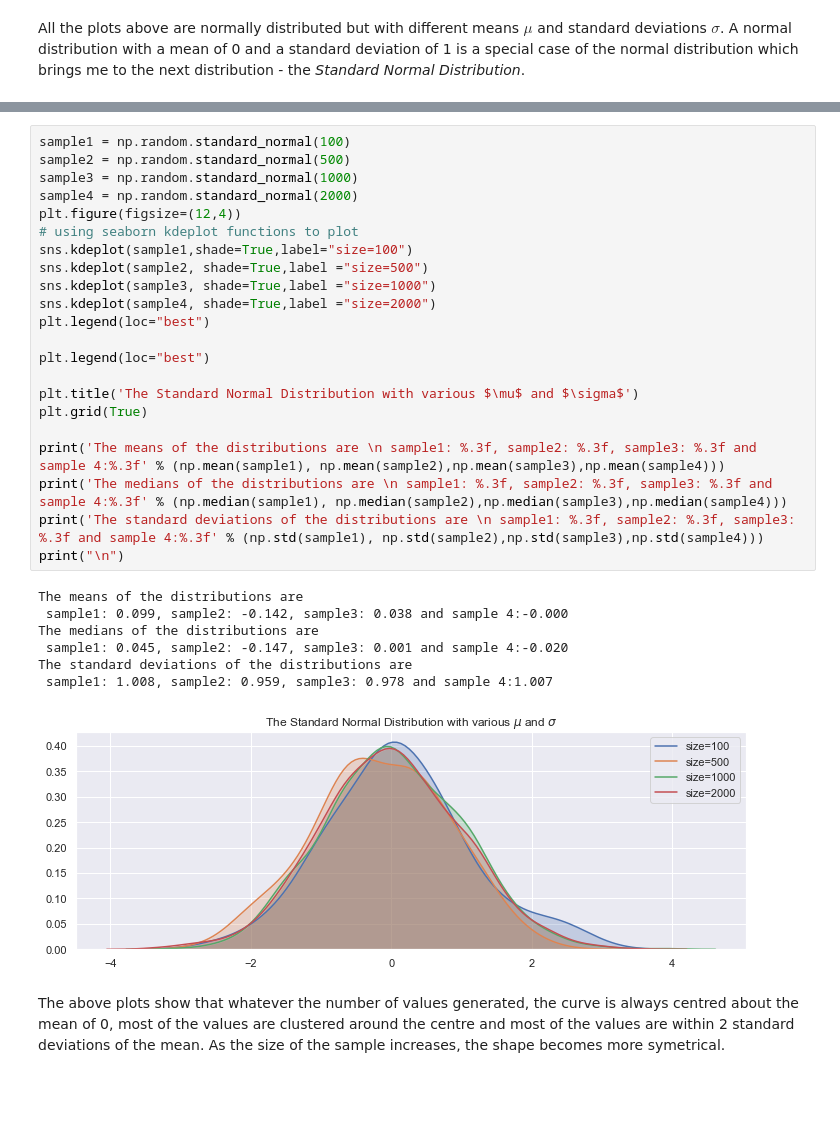
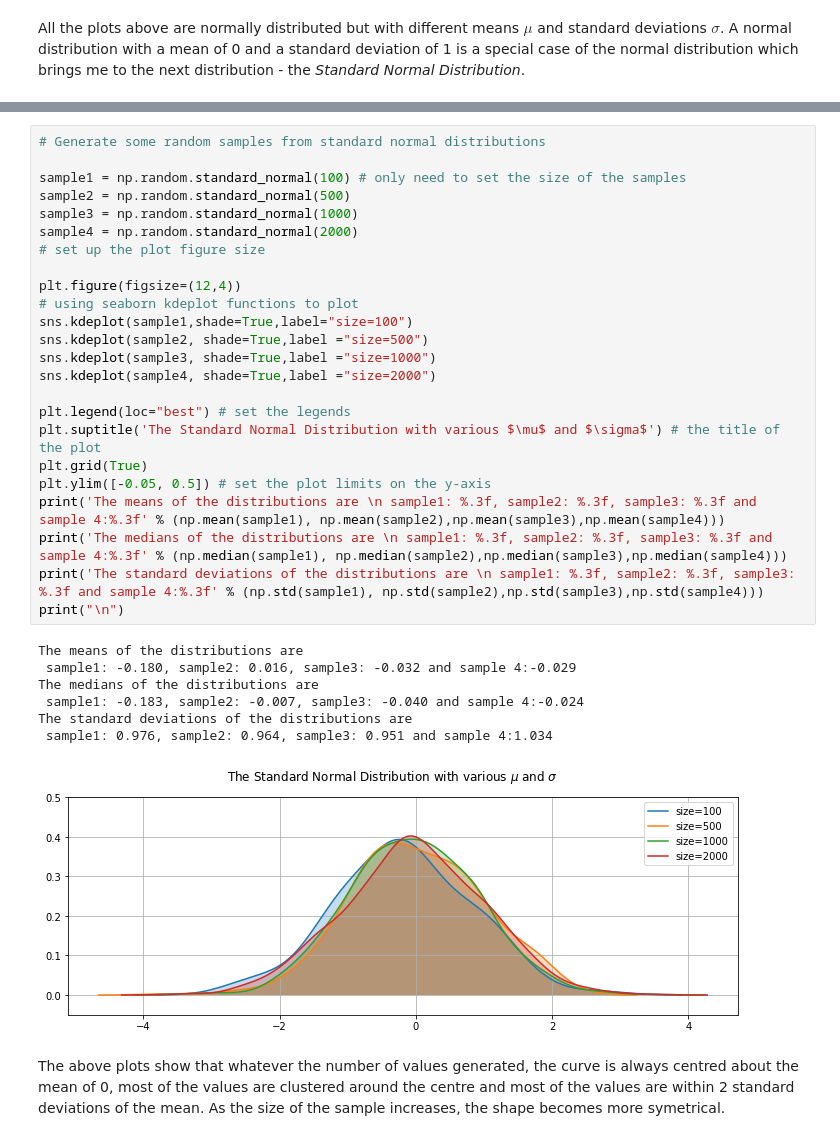
Before and after one commit to angela1C/Programming-for-Data-Analysis-numpy.random-project-2019, a Jupyter notebook: NumpyRandom.ipynb, the cells around one changed output, grey strips where cells are left out. Drawn from its saved outputs; the diff is of its cells as text; blank space fills up the shorter version.

```diff
--- a/NumpyRandom.ipynb
+++ b/NumpyRandom.ipynb
@@ -790,35 +785,37 @@ To use this `numpy.random.standard_normal` function,  you just need to supply th
 
 Note that the `numpy.random.randn()` function in the section on simple random data functions a convenience function for numpy.random.standard_normal. It returns a single float or an ndarray of floats. See [numpy.random.randn](#randn).
 # %%
-sample1 = np.random.standard_normal(100)
+# Generate some random samples from standard normal distributions
+
+sample1 = np.random.standard_normal(100) # only need to set the size of the samples
 sample2 = np.random.standard_normal(500)
 sample3 = np.random.standard_normal(1000)
 sample4 = np.random.standard_normal(2000)
+# set up the plot figure size
+
 plt.figure(figsize=(12,4))
 # using seaborn kdeplot functions to plot
 sns.kdeplot(sample1,shade=True,label="size=100")
 sns.kdeplot(sample2, shade=True,label ="size=500")
 sns.kdeplot(sample3, shade=True,label ="size=1000")
 sns.kdeplot(sample4, shade=True,label ="size=2000")
-plt.legend(loc="best")
 
-plt.legend(loc="best")
-
-plt.title('The Standard Normal Distribution with various $\mu$ and $\sigma$')
+plt.legend(loc="best") # set the legends
+plt.suptitle('The Standard Normal Distribution with various $\mu$ and $\sigma$') # the title of the plot
 plt.grid(True)
-
+plt.ylim([-0.05, 0.5]) # set the plot limits on the y-axis
 print('The means of the distributions are \n sample1: %.3f, sample2: %.3f, sample3: %.3f and sample 4:%.3f' % (np.mean(sample1), np.mean(sample2),np.mean(sample3),np.mean(sample4)))
 print('The medians of the distributions are \n sample1: %.3f, sample2: %.3f, sample3: %.3f and sample 4:%.3f' % (np.median(sample1), np.median(sample2),np.median(sample3),np.median(sample4)))
 print('The standard deviations of the distributions are \n sample1: %.3f, sample2: %.3f, sample3: %.3f and sample 4:%.3f' % (np.std(sample1), np.std(sample2),np.std(sample3),np.std(sample4)))
 print("\n")
 # %% [output]
 The means of the distributions are
- sample1: 0.099, sample2: -0.142, sample3: 0.038 and sample 4:-0.000
+ sample1: -0.180, sample2: 0.016, sample3: -0.032 and sample 4:-0.029
 The medians of the distributions are
- sample1: 0.045, sample2: -0.147, sample3: 0.001 and sample 4:-0.020
+ sample1: -0.183, sample2: -0.007, sample3: -0.040 and sample 4:-0.024
 The standard deviations of the distributions are
- sample1: 1.008, sample2: 0.959, sample3: 0.978 and sample 4:1.007
+ sample1: 0.976, sample2: 0.964, sample3: 0.951 and sample 4:1.034
-[figure, old version]
+[figure, new version]
 # %% [markdown]
 The above plots show that whatever the number of values generated, the curve is always centred about the mean of 0, most of the values are clustered around the centre and most of the values are within 2 standard deviations of the mean. As the size of the sample increases, the shape becomes more symetrical.
 # %% [markdown]
```
Also changed, not shown: parts of 52 cells of this notebook, 9 other files.
